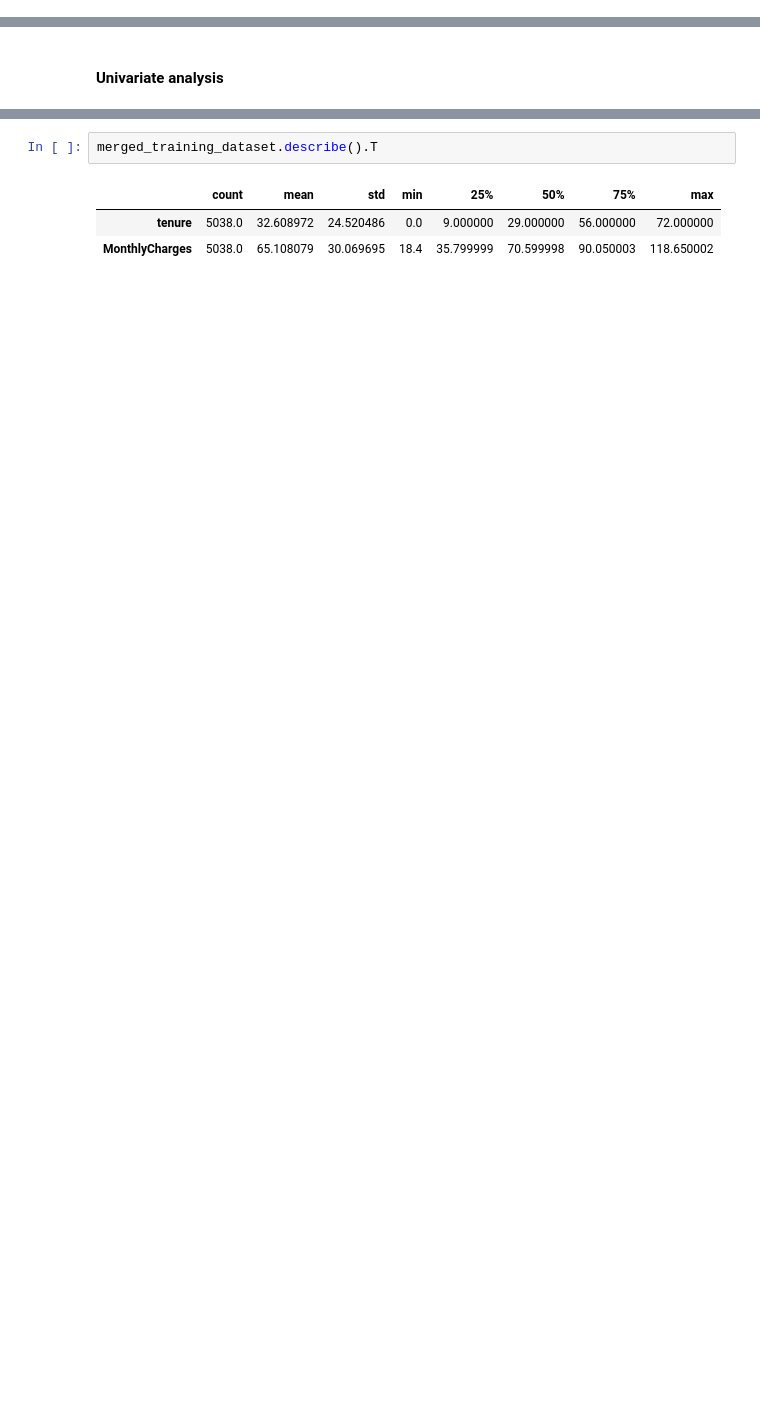
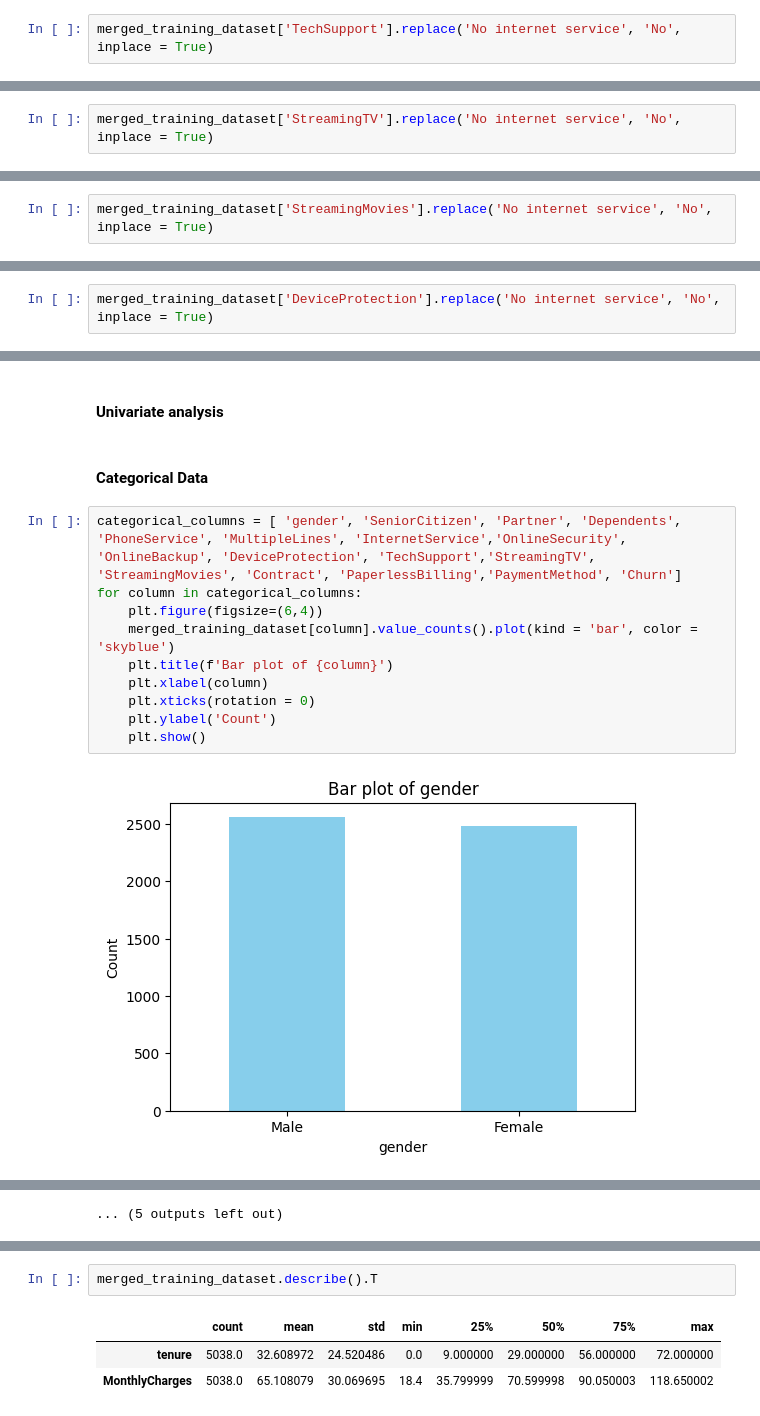
Before and after one commit to lizjelimo/Churn-Analysis, a Jupyter notebook: notebooks/main.ipynb, the cells around one changed output, grey strips where cells are left out. Saved outputs shown, nothing was run; the diff lists cells and outputs as text; blank space fills up the shorter version.

```diff
--- a/notebooks/main.ipynb
+++ b/notebooks/main.ipynb
@@ -201,0 +240,2 @@ merged_training_dataset.head()
+# %%
+merged_training_dataset['TechSupport'].replace('No internet service', 'No', inplace = True)
@@ -201,0 +249,2 @@ merged_training_dataset.head()
+# %%
+merged_training_dataset['StreamingTV'].replace('No internet service', 'No', inplace = True)
@@ -201,0 +258,2 @@ merged_training_dataset.head()
+# %%
+merged_training_dataset['StreamingMovies'].replace('No internet service', 'No', inplace = True)
@@ -201,0 +267,2 @@ merged_training_dataset.head()
+# %%
+merged_training_dataset['DeviceProtection'].replace('No internet service', 'No', inplace = True)
@@ -202,2 +276,16 @@ merged_training_dataset.head()
 # %% [markdown]
 #### **Univariate analysis**
+# %% [markdown]
+#### Categorical Data
+# %%
+categorical_columns = [ 'gender', 'SeniorCitizen', 'Partner', 'Dependents', 'PhoneService', 'MultipleLines', 'InternetService','OnlineSecurity', 'OnlineBackup', 'DeviceProtection', 'TechSupport','StreamingTV', 'StreamingMovies', 'Contract', 'PaperlessBilling','PaymentMethod', 'Churn']
+for column in categorical_columns:
+    plt.figure(figsize=(6,4))
+    merged_training_dataset[column].value_counts().plot(kind = 'bar', color = 'skyblue')
+    plt.title(f'Bar plot of {column}')
+    plt.xlabel(column)
+    plt.xticks(rotation = 0)
+    plt.ylabel('Count')
+    plt.show()
+# %% [output]
+[figure, added]
@@ -203,0 +303 @@ merged_training_dataset.head()
+... (5 outputs left out)
```
Also changed, not shown: parts of 16 cells of this notebook.
